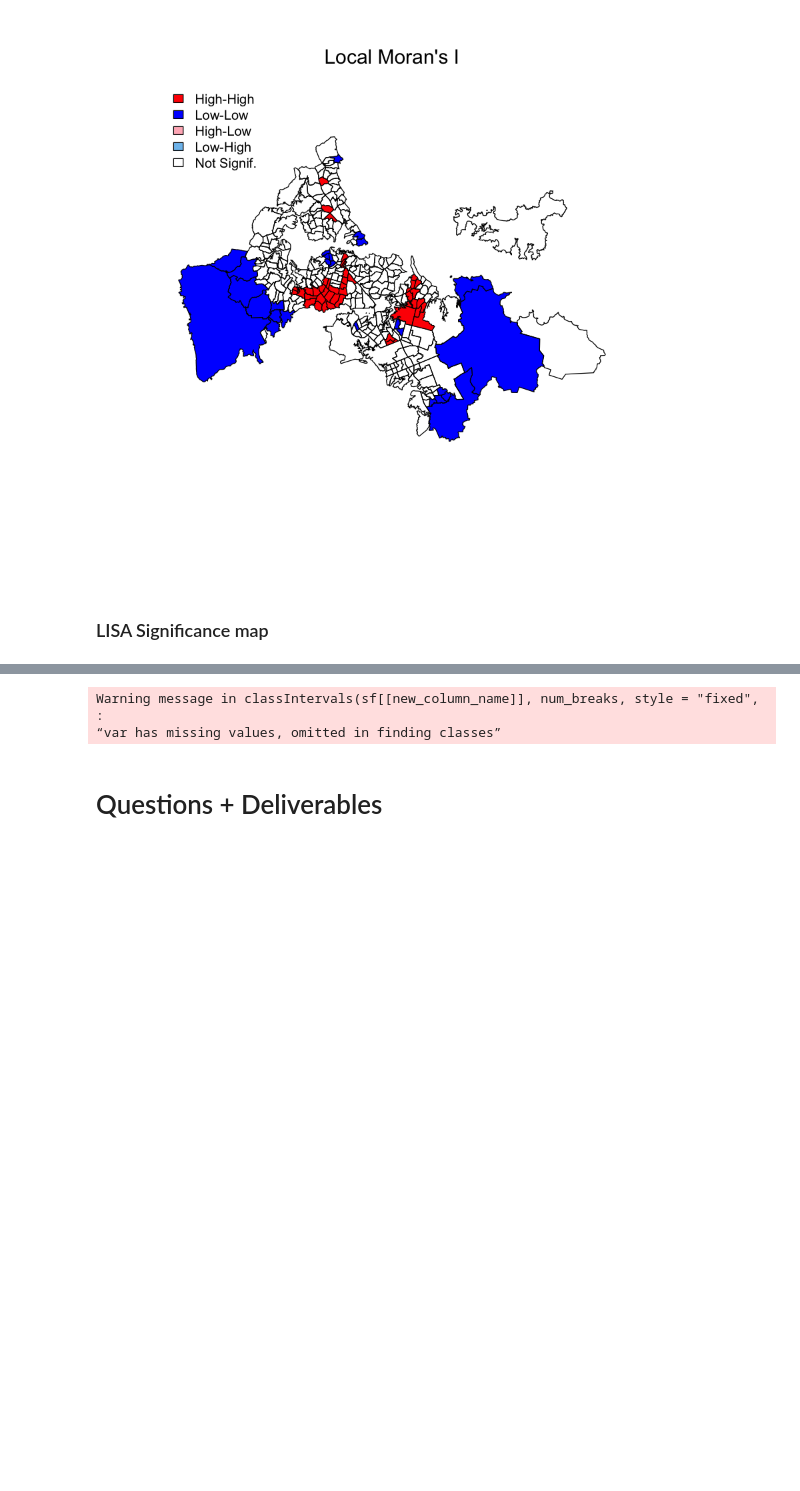
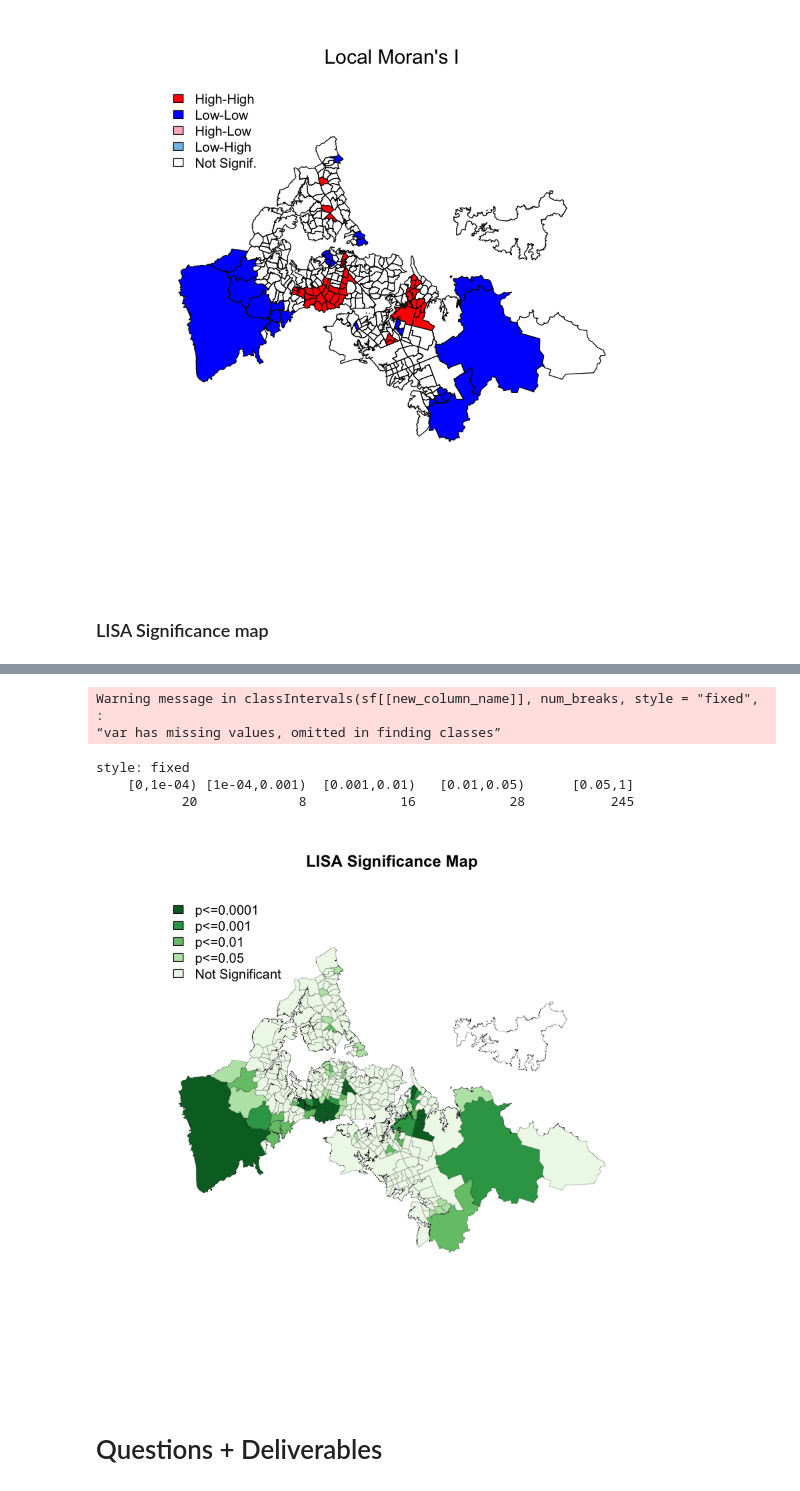
Before and after one commit to xrwang/geog187-notebooks, a Jupyter notebook: lab-1/lab1-spatial autocorrelation.ipynb, the cells around one changed output, grey strips where cells are left out. Saved outputs shown, nothing was run; the diff lists cells and outputs as text; code cells hidden in the pictures; blank space fills up the shorter version.

Commit message:
sig map function

```diff
--- a/lab-1/lab1-spatial autocorrelation.ipynb
+++ b/lab-1/lab1-spatial autocorrelation.ipynb
@@ -409,18 +420,18 @@ lagged_col is the y-axis
 # Identify the moran plot quadrant for each
 # observation to make the cluster map
 
-lisa_quadrant_cluster <- function (sf, data_col, scaled_col, lagged_col, sig=0.05) {
+lisa_quadrant_cluster <- function (sf, locm_table, data_col, scaled_col, lagged_col, sig=0.05) {
     # First, let's make an empty QUAD_SIG data column for the data we're looking at, in the shapefile
     quad_sig_col <<- paste('QUAD_SIG_', data_col, sep='')
 
     sf[[quad_sig_col]] <- NA
 
     # Then let's assign quadrants
-    sf[[quad_sig_col]][(sf[[scaled_col]] >= 0 & sf[[lagged_col]] >= 0) & (locm[, 5] <= sig)] <- 1
-    sf[[quad_sig_col]][(sf[[scaled_col]] <= 0 & sf[[lagged_col]] <= 0) & (locm[, 5] <= sig)] <- 2
-    sf[[quad_sig_col]][(sf[[scaled_col]] >= 0 & sf[[lagged_col]] <= 0) & (locm[, 5] <= sig)] <- 3
-    sf[[quad_sig_col]][(sf[[scaled_col]] <= 0 & sf[[lagged_col]] >= 0) & (locm[, 5] <= sig)] <- 4
-    sf[[quad_sig_col]][(sf[[scaled_col]] <= 0 & sf[[lagged_col]] >= 0) & (locm[, 5] <= sig)] <- 5
+    sf[[quad_sig_col]][(sf[[scaled_col]] >= 0 & sf[[lagged_col]] >= 0) & (locm_table[, 5] <= sig)] <- 1
+    sf[[quad_sig_col]][(sf[[scaled_col]] <= 0 & sf[[lagged_col]] <= 0) & (locm_table[, 5] <= sig)] <- 2
+    sf[[quad_sig_col]][(sf[[scaled_col]] >= 0 & sf[[lagged_col]] <= 0) & (locm_table[, 5] <= sig)] <- 3
+    sf[[quad_sig_col]][(sf[[scaled_col]] <= 0 & sf[[lagged_col]] >= 0) & (locm_table[, 5] <= sig)] <- 4
+    sf[[quad_sig_col]][(sf[[scaled_col]] <= 0 & sf[[lagged_col]] >= 0) & (locm_table[, 5] <= sig)] <- 5
     #5 are non significant observations
     assign('auck',sf, envir=.GlobalEnv)
 }
@@ -481,22 +495,27 @@ local_moran_sig_map <- function (sf,
     sf[[new_column_name]]
     classes <- classIntervals(sf[[new_column_name]], num_breaks, style="fixed", fixedBreaks=breakpoints)
 
+    #How many items do we have in each of our class intervals?
+    print(classes)
+
     palette <- rev(brewer.pal(num_breaks, palcolors))
     colors <- findColours(classes, palette)
 
     # Generate the map
-    #plot(auck, col = colors, lwd=0.2, main="LISA Significance Map")
+    plot(auck, col = colors, lwd=0.2, main="LISA Significance Map")
 
-    #legend("topleft", legend = plabels, fill = palette, bty = "n")
+    legend("topleft", legend = plabels, fill = palette, bty = "n")
+    assign('auck',sf, envir=.GlobalEnv)
 
 }
 # %%
 pval_labels <- c("p<=0.0001", "p<=0.001","p<=0.01", "p<=0.05","Not Significant")
 pval_fixed_breaks <- c(1,0.05,0.01,0.001,0.0001,0)
-head(auck@data, n=10)
+
+#head(auck@data, n=10)
 local_moran_sig_map(auck,
                     locm_asi_p_06,
-                    'locm_asi_p_06',
+                    'LOCM_ASI_P_06',
                     pval_labels,
                     pval_fixed_breaks,
                     5, ttl="LISA Significance Map", "Greens")
@@ -515,5 +523,9 @@ local_moran_sig_map(auck,
 Warning message in classIntervals(sf[[new_column_name]], num_breaks, style = "fixed", :
 “var has missing values, omitted in finding classes”
+style: fixed
+    [0,1e-04) [1e-04,0.001)  [0.001,0.01)   [0.01,0.05)      [0.05,1]
+           20             8            16            28           245
+[figure, added]
 # %% [markdown]
 # Questions + Deliverables
 # %% [markdown]
```
Also changed, not shown: parts of 6 cells of this notebook.
